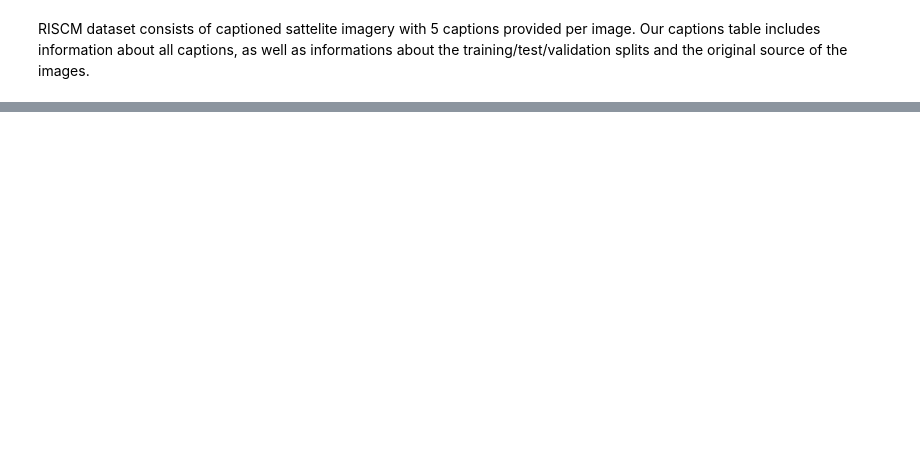
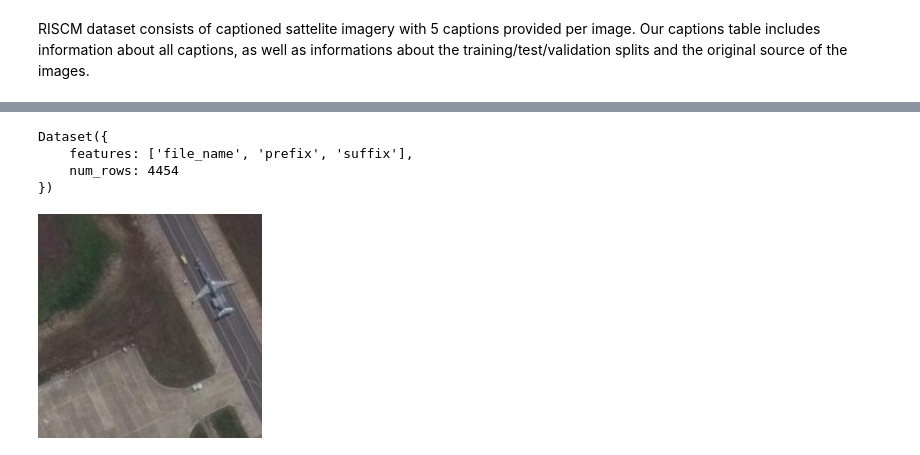
Before and after one commit to NisanYildiz/DI725-project, a Jupyter notebook: qvla_paligemma.ipynb, the cells around one changed output, grey strips where cells are left out. Saved outputs shown, nothing was run; the diff lists cells and outputs as text; code cells hidden in the pictures; blank space fills up the shorter version.

```diff
--- a/qvla_paligemma.ipynb
+++ b/qvla_paligemma.ipynb
@@ -377,0 +329,11 @@ KeyboardInterrupt:
+# %%
+dataset["test"]
+# %% [output]
+Dataset({
+    features: ['file_name', 'prefix', 'suffix'],
+    num_rows: 4454
+})
+# %%
+input_image
+# %% [output]
+[figure, added]
```
Also changed, not shown: parts of 35 cells of this notebook, 35 other files.
